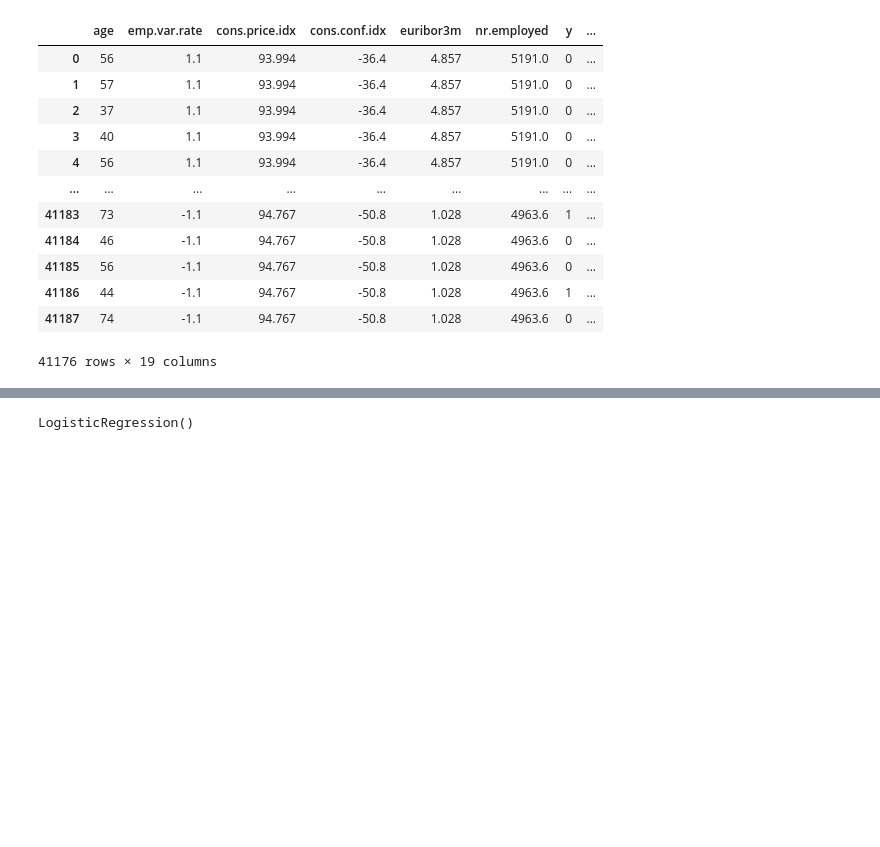
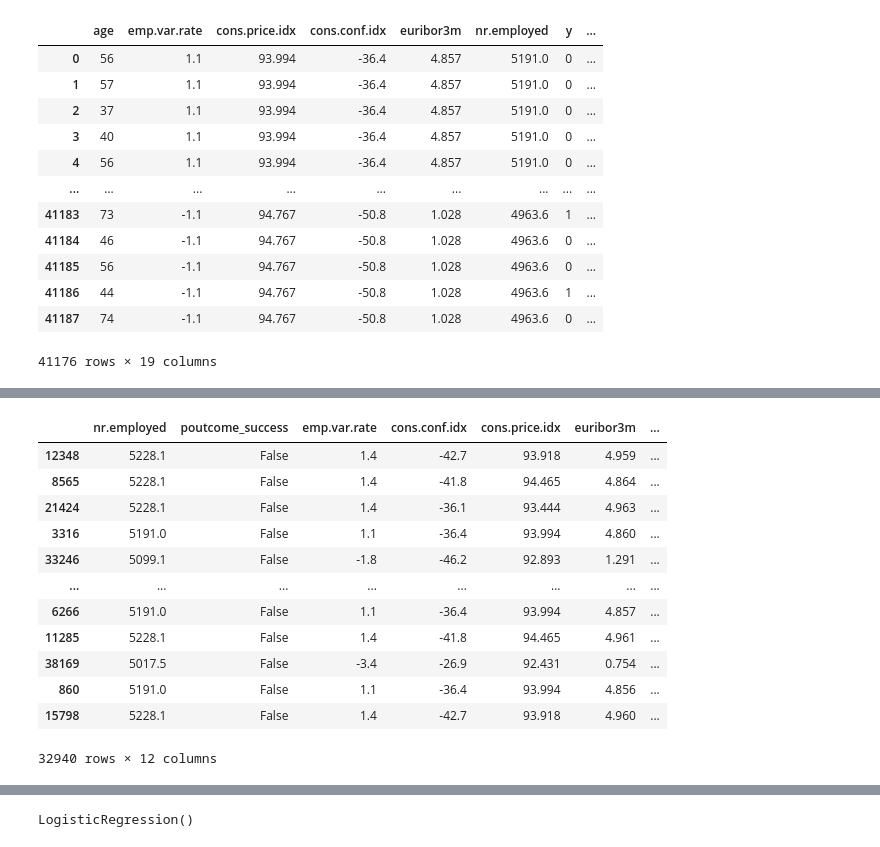
Before and after one commit to Uplyuz/FML, a Jupyter notebook: src/explore.ipynb, the cells around one changed output, grey strips where cells are left out. Drawn from its saved outputs; the diff is of its cells as text; code cells hidden in the pictures; blank space fills up the shorter version.

```diff
--- a/src/explore.ipynb
+++ b/src/explore.ipynb
@@ -200,6 +202,21 @@ dsimp
 # %%
 X_train=X_train[dsimp[dsimp.Importance>=1].Feature.values]
 X_test=X_test[dsimp[dsimp.Importance>=1].Feature.values]
+X_train
+# %% [output]
+|  | nr.employed | poutcome_success | emp.var.rate | cons.conf.idx | cons.price.idx | euribor3m | ... |
+| 12348 | 5228.1 | False | 1.4 | -42.7 | 93.918 | 4.959 | ... |
+| 8565 | 5228.1 | False | 1.4 | -41.8 | 94.465 | 4.864 | ... |
+| 21424 | 5228.1 | False | 1.4 | -36.1 | 93.444 | 4.963 | ... |
+| 3316 | 5191.0 | False | 1.1 | -36.4 | 93.994 | 4.860 | ... |
+| 33246 | 5099.1 | False | -1.8 | -46.2 | 92.893 | 1.291 | ... |
+| ... | ... | ... | ... | ... | ... | ... | ... |
+| 6266 | 5191.0 | False | 1.1 | -36.4 | 93.994 | 4.857 | ... |
+| 11285 | 5228.1 | False | 1.4 | -41.8 | 94.465 | 4.961 | ... |
+| 38169 | 5017.5 | False | -3.4 | -26.9 | 92.431 | 0.754 | ... |
+| 860 | 5191.0 | False | 1.1 | -36.4 | 93.994 | 4.856 | ... |
+| 15798 | 5228.1 | False | 1.4 | -42.7 | 93.918 | 4.960 | ... |
+32940 rows × 12 columns
 # %%
 vif = pd.Series([variance_inflation_factor(X_train.corr().values, i) for i in range(X_train.corr().shape[1])], index=X_train.columns)
 vif
```
Also changed, not shown: parts of 17 cells of this notebook.
